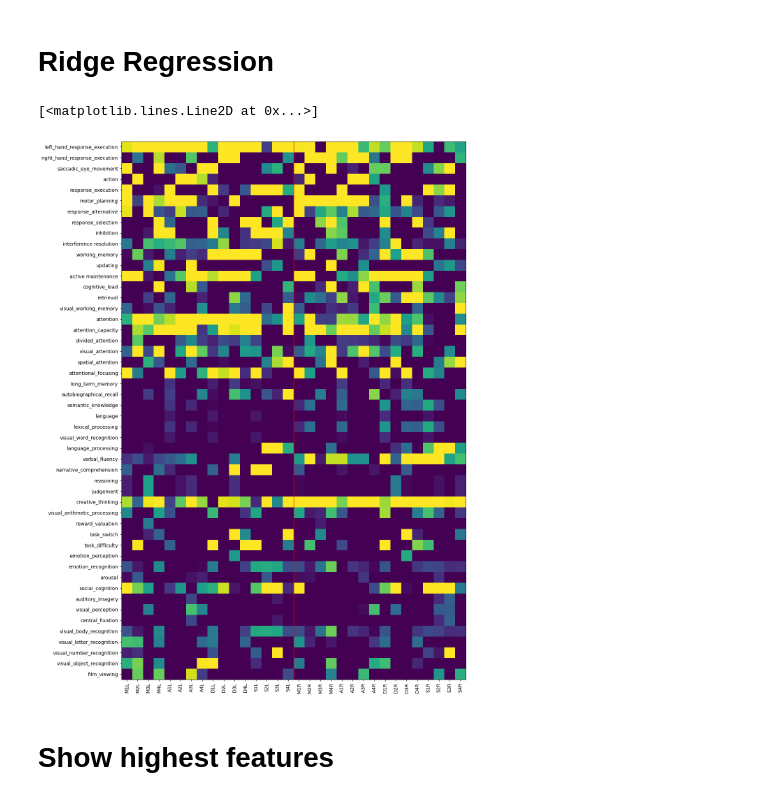
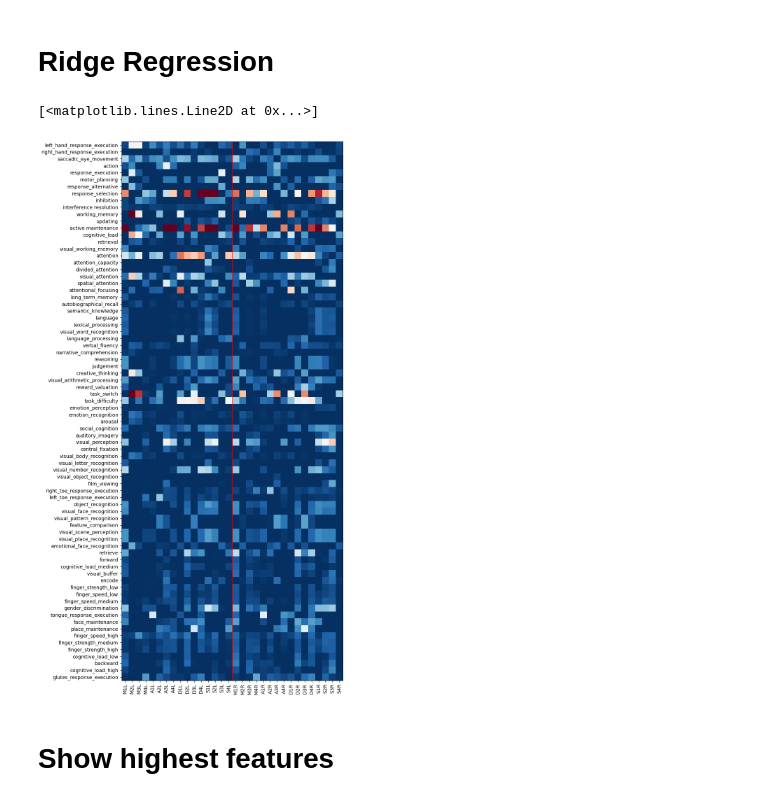
Before and after one commit to DiedrichsenLab/ProbabilisticParcellation, a Jupyter notebook: notebooks/atlas_paper/cognitive_features_all.ipynb, the cells around one changed output. Drawn from its saved outputs; the diff is of its cells as text; code cells hidden in the pictures.

```diff
--- a/notebooks/atlas_paper/cognitive_features_all.ipynb
+++ b/notebooks/atlas_paper/cognitive_features_all.ipynb
@@ -94,3 +150,12 @@ tags = tags.iloc[:, tags_first_tag_column:last_mdtb_tag]
+# %%
+# Subtract rest row from all other rows
+tags_rest = deepcopy(tags)
+# drop dataset and session columns
+tags_rest = tags_rest.drop(['dataset', 'session'], axis=1)
+rest_idx = np.where(tags_rest.index == 'Rest')[0][0]
+rest_row = tags_rest.iloc[rest_idx]
+# Subtract rest row from all other rows
+tags_rest = tags_rest - rest_row
 # %%
 # Repeat the tags for each participant
 # Loop through the entries of profile.condition and repeat the tags.condition row
@@ -111,14 +176,18 @@ mdtb_old = [
 mdtb_new2old = dict(zip(mdtb_new, mdtb_old))
 
 
-for i, cond in enumerate(profile.index):
+for i, cond in enumerate(profile_rest.index):
     try:
-        row = tags.iloc[tags.index.tolist().index(cond)]
+        row = tags_rest.iloc[tags_rest.index.tolist().index(cond)]
     except:
-        row = tags.iloc[tags.index.tolist().index(mdtb_new2old[cond])]
+        row = tags_rest.iloc[tags_rest.index.tolist().index(mdtb_new2old[cond])]
     if i == 0:
         tags_cond = row
     else:
         tags_cond = pd.concat([tags_cond, row], axis=1)
 
+# Rename columns using mdtb_new2old dictionary
+mdtb_old2new = dict(zip(mdtb_old, mdtb_new))
+tags_cond = tags_cond.rename(columns=mdtb_old2new)
+# tags_cond = tags_cond.drop(['dataset', 'session'], axis=0)
 tags_mat = tags_cond.T.to_numpy()
@@ -152,0 +222,2 @@ plt.yticks(range(len(tags_cond.index)), tags_cond.index.tolist())
+# %%
+profile_mat = profile_rest[labels].to_numpy()
@@ -185,18 +254,18 @@ plt.imshow(tags_mat.T, vmin=0, vmax=1)
 # %%
 R2, features = ridgeFit(profile_mat, tags_mat, fit_intercept=False, voxel_wise=False, alpha=1.0)
 # Make dataframe with B values, profile.dataset, profile.condition, tags.columns[tags_first_tag_column:]
-Features = pd.DataFrame(features.T, columns=tags.columns, index=labels)
+Features = pd.DataFrame(features.T, columns=tags_cond.index, index=labels)
 # %%
 # Plot
 plt.figure(figsize=(20, 20))
-plt.imshow(features, vmin=0, vmax=0.03)
-plt.xticks(np.arange(len(labels)), labels, rotation=90)
-plt.yticks(np.arange(len(tags.columns)), tags.columns)
+plt.imshow(features, vmin=0, vmax=0.09, cmap=cmap_matrix)
+plt.xticks(np.arange(Features.shape[0]), Features.index, rotation=90)
+plt.yticks(np.arange(Features.shape[1]), Features.columns)
 # Plot a medial line
-plt.plot([len(labels)/2-0.5, len(labels)/2-0.5], [-0.5, len(tags.columns)-0.5], color='red', linewidth=1)
+plt.plot([len(Features.index)/2-0.5, len(Features.index)/2-0.5], [-0.5, len(Features.columns)-0.5], color='red', linewidth=1)
 # %% [output]
 [<matplotlib.lines.Line2D at 0x...>]
-[figure, old version]
+[figure, new version]
 # %% [markdown]
 # Show highest features
 # %%
```
Also changed, not shown: parts of 19 cells of this notebook, 2 other files.
